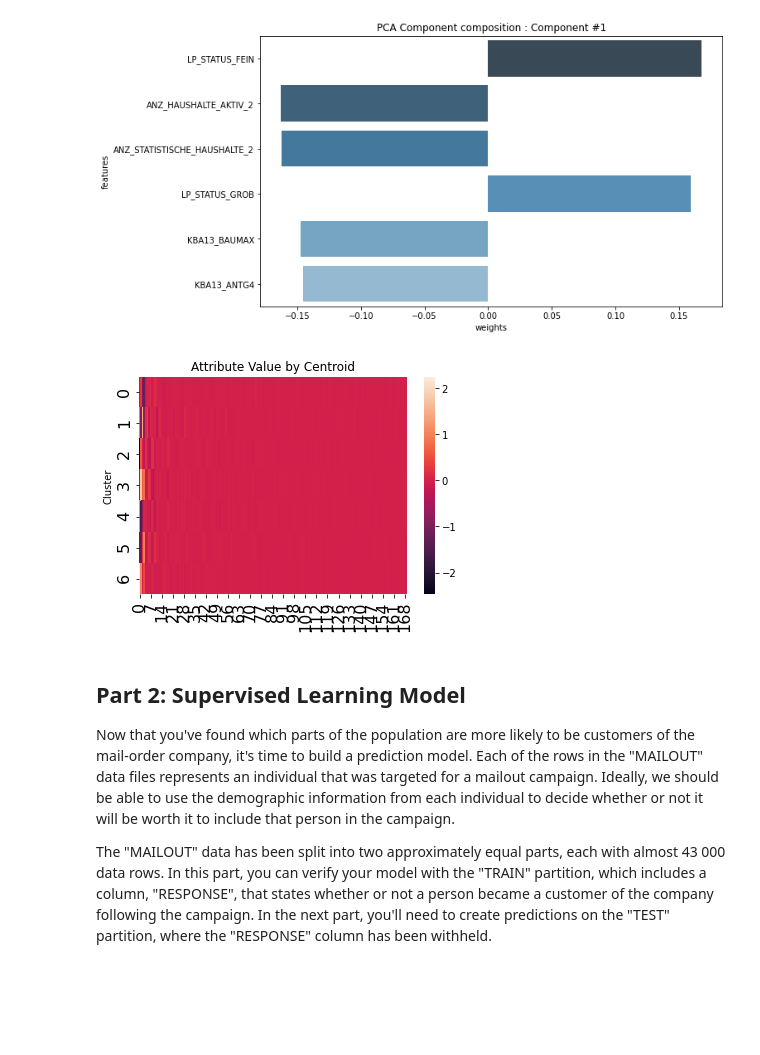
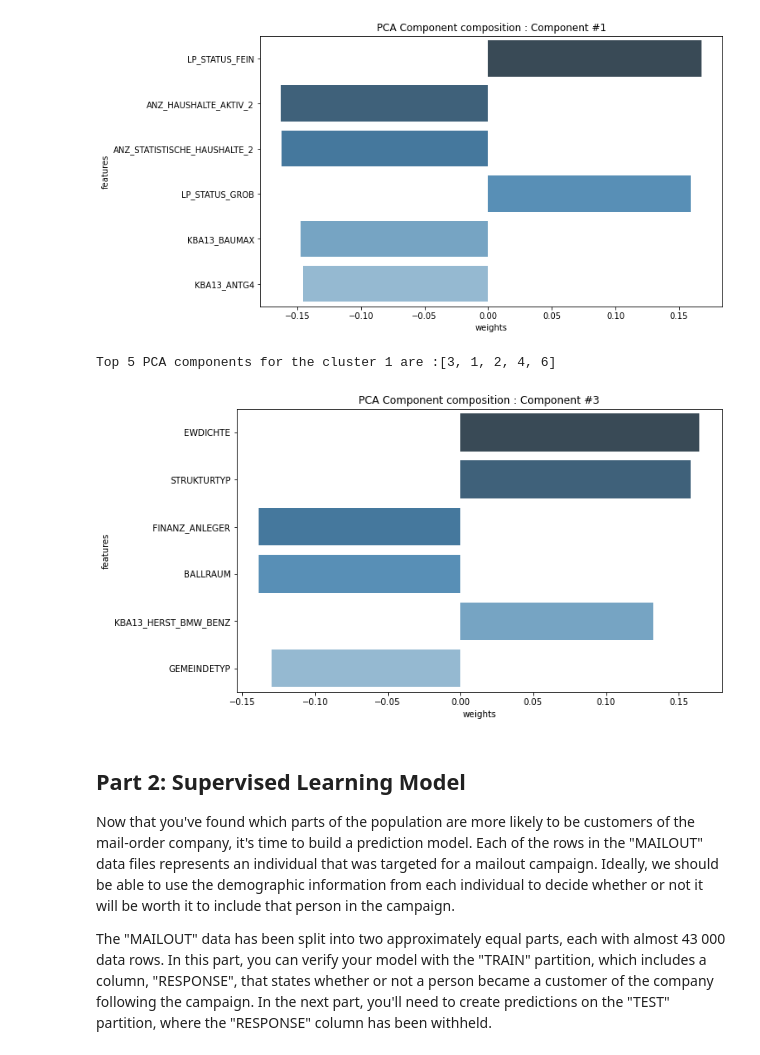
Before and after one commit to supulij/Arvato-Customer-Segmentation-for-mail-order, a Jupyter notebook: Arvato_Project_Colab.ipynb, the cells around one changed output. Drawn from its saved outputs; the diff is of its cells as text; code cells hidden in the pictures; blank space fills up the shorter version.

Commit message:
modified the cluster analsysi function

```diff
--- a/Arvato_Project_Colab.ipynb
+++ b/Arvato_Project_Colab.ipynb
@@ -635,16 +635,3 @@ def display_component(pca_composition, features_list, component_num, n_weights):
 display_component(pca_composition, feature_list, component_num= 1, n_weights = 6)
 # %% [output]
 [figure]
-# %%
-#plot the heatmap of cluster composition
-cluster_composition = cluster_model.cluster_centers_ #arr of pca weights of the clusters(7 x170)
-
-
-ax = sns.heatmap(cluster_composition)
-ax.set_ylabel("Cluster")
-plt.yticks(fontsize = 16)
-plt.xticks(fontsize = 16)
-ax.set_title("Attribute Value by Centroid")
-plt.show()
-# %% [output]
-[figure, removed]
@@ -651,3 +661,11 @@ plt.show()
+# %%
+analyse_cluster(cluster_composition, cluster_num= 1, n_components=5)
+# %% [output]
+Top 5 PCA components for the cluster 1 are :[3, 1, 2, 4, 6]
+# %%
+display_component(pca_composition, feature_list, component_num= 3, n_weights = 6)
+# %% [output]
+[figure, added]
 # %% [markdown]
 ## Part 2: Supervised Learning Model
 
```
Also changed, not shown: parts of 1 cell of this notebook.
